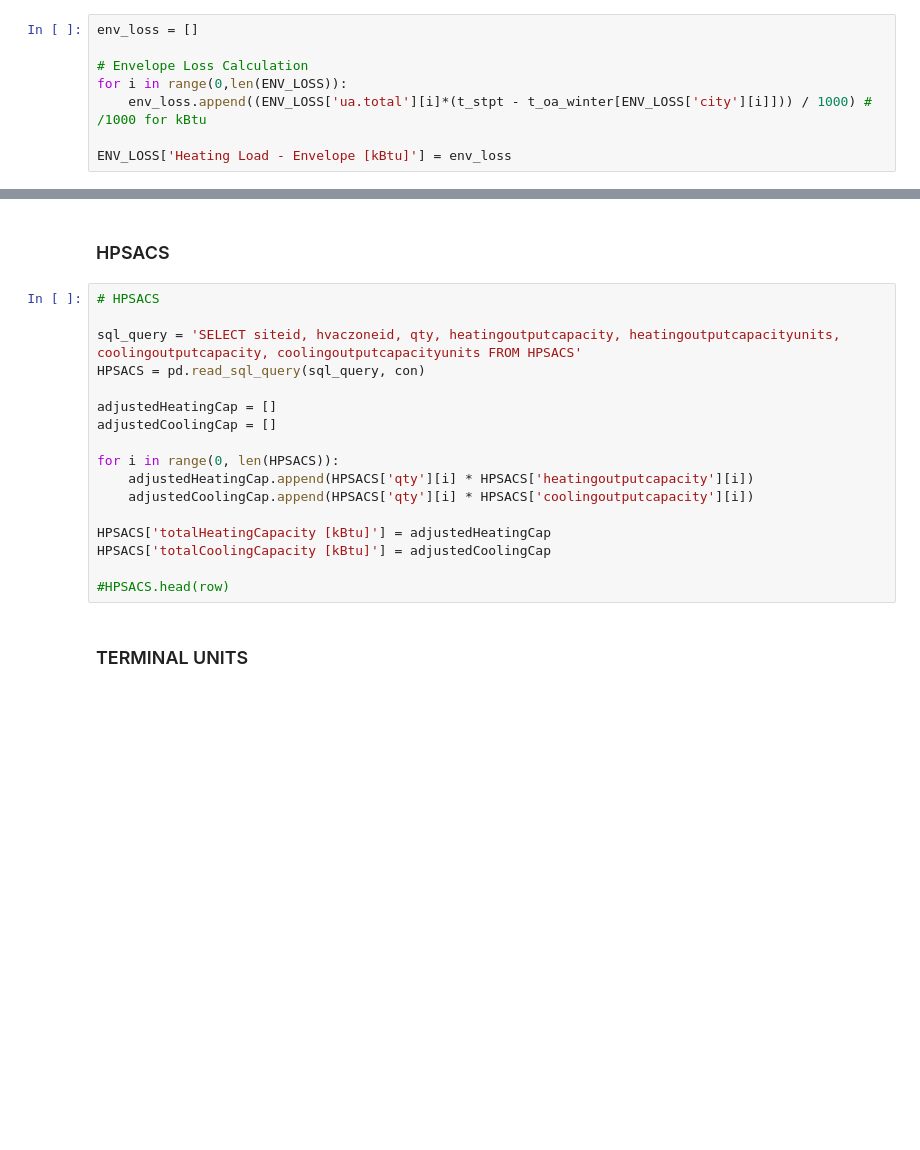
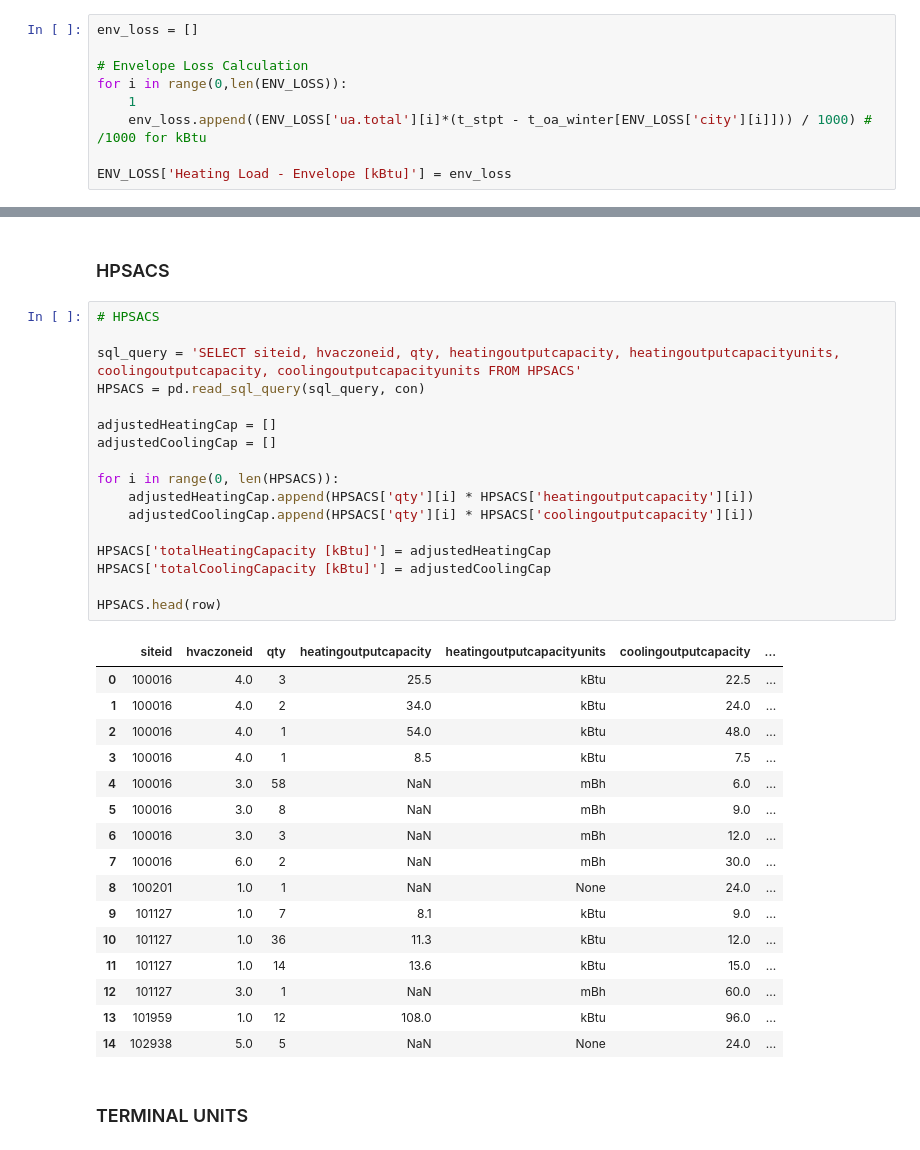
Before and after one commit to sspiel4/OCCE_HVAC_Comparison, a Jupyter notebook: OCCE HVAC Load vs Capacity Notebook.ipynb, the cells around one changed output, grey strips where cells are left out. Drawn from its saved outputs; the diff is of its cells as text; blank space fills up the shorter version.

```diff
--- a/OCCE HVAC Load vs Capacity Notebook.ipynb
+++ b/OCCE HVAC Load vs Capacity Notebook.ipynb
@@ -262,6 +285,7 @@ env_loss = []
 
 # Envelope Loss Calculation
 for i in range(0,len(ENV_LOSS)):
+    1
     env_loss.append((ENV_LOSS['ua.total'][i]*(t_stpt - t_oa_winter[ENV_LOSS['city'][i]])) / 1000) # /1000 for kBtu
 
 ENV_LOSS['Heating Load - Envelope [kBtu]'] = env_loss
@@ -363,20 +387,37 @@ CHILLERS['totalCoolingCapacity [kBtu]'] = adjustedCoolingCap
 # %%
 # HPSACS
 
 sql_query = 'SELECT siteid, hvaczoneid, qty, heatingoutputcapacity, heatingoutputcapacityunits, coolingoutputcapacity, coolingoutputcapacityunits FROM HPSACS'
 HPSACS = pd.read_sql_query(sql_query, con)
 
 adjustedHeatingCap = []
 adjustedCoolingCap = []
 
 for i in range(0, len(HPSACS)):
     adjustedHeatingCap.append(HPSACS['qty'][i] * HPSACS['heatingoutputcapacity'][i])
     adjustedCoolingCap.append(HPSACS['qty'][i] * HPSACS['coolingoutputcapacity'][i])
 
 HPSACS['totalHeatingCapacity [kBtu]'] = adjustedHeatingCap
 HPSACS['totalCoolingCapacity [kBtu]'] = adjustedCoolingCap
 
-#HPSACS.head(row)
+HPSACS.head(row)
+# %% [output]
+|  | siteid | hvaczoneid | qty | heatingoutputcapacity | heatingoutputcapacityunits | coolingoutputcapacity | ... |
+| 0 | 100016 | 4.0 | 3 | 25.5 | kBtu | 22.5 | ... |
+| 1 | 100016 | 4.0 | 2 | 34.0 | kBtu | 24.0 | ... |
+| 2 | 100016 | 4.0 | 1 | 54.0 | kBtu | 48.0 | ... |
+| 3 | 100016 | 4.0 | 1 | 8.5 | kBtu | 7.5 | ... |
+| 4 | 100016 | 3.0 | 58 | NaN | mBh | 6.0 | ... |
+| 5 | 100016 | 3.0 | 8 | NaN | mBh | 9.0 | ... |
+| 6 | 100016 | 3.0 | 3 | NaN | mBh | 12.0 | ... |
+| 7 | 100016 | 6.0 | 2 | NaN | mBh | 30.0 | ... |
+| 8 | 100201 | 1.0 | 1 | NaN | None | 24.0 | ... |
+| 9 | 101127 | 1.0 | 7 | 8.1 | kBtu | 9.0 | ... |
+| 10 | 101127 | 1.0 | 36 | 11.3 | kBtu | 12.0 | ... |
+| 11 | 101127 | 1.0 | 14 | 13.6 | kBtu | 15.0 | ... |
+| 12 | 101127 | 3.0 | 1 | NaN | mBh | 60.0 | ... |
+| 13 | 101959 | 1.0 | 12 | 108.0 | kBtu | 96.0 | ... |
+| 14 | 102938 | 5.0 | 5 | NaN | None | 24.0 | ... |
 # %% [markdown]
 ### TERMINAL UNITS
 # %%
```
Also changed, not shown: parts of 20 cells of this notebook, 6 other files.
